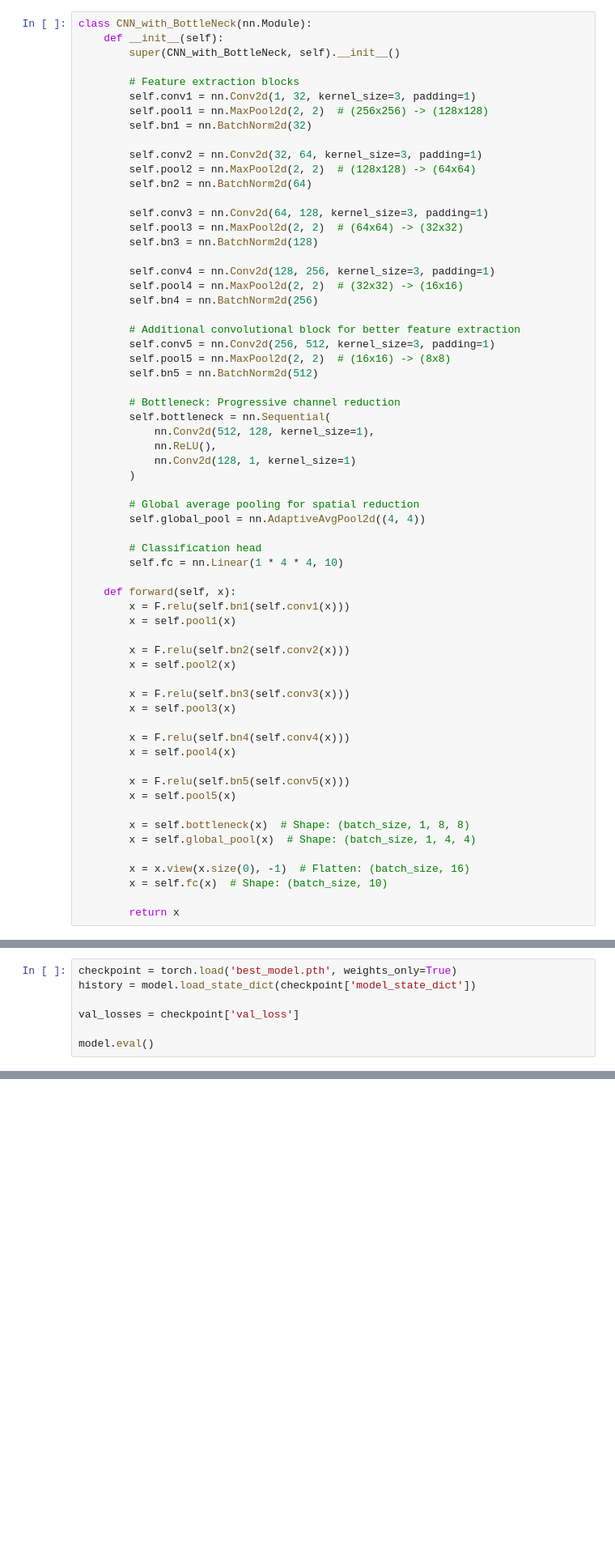
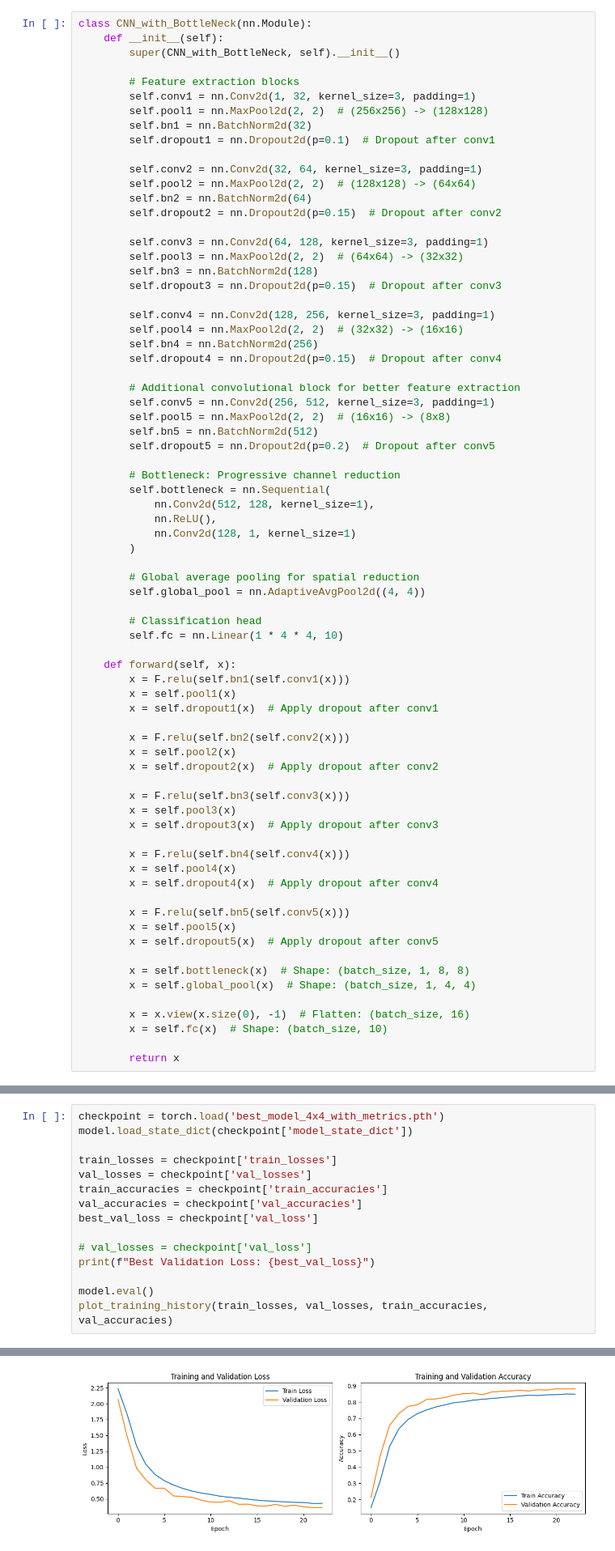
Before and after one commit to Jain-Nishkarsh/QuantumMusicProcessing_SOP, a Jupyter notebook: Raga-AutoEncoder.ipynb, the cells around one changed output, grey strips where cells are left out. Shown: that part at 81% size. Cells and saved outputs as stored; diff of their text form; blank space fills up the shorter version.

Commit message:
Kaggle Notebook | Raga-IEEE-AutoEncoder | With Dropout

```diff
--- a/Raga-AutoEncoder.ipynb
+++ b/Raga-AutoEncoder.ipynb
@@ -279,23 +290,28 @@ class CNN_with_BottleNeck(nn.Module):
         self.conv1 = nn.Conv2d(1, 32, kernel_size=3, padding=1)
         self.pool1 = nn.MaxPool2d(2, 2)  # (256x256) -> (128x128)
         self.bn1 = nn.BatchNorm2d(32)
+        self.dropout1 = nn.Dropout2d(p=0.1)  # Dropout after conv1
 
         self.conv2 = nn.Conv2d(32, 64, kernel_size=3, padding=1)
         self.pool2 = nn.MaxPool2d(2, 2)  # (128x128) -> (64x64)
         self.bn2 = nn.BatchNorm2d(64)
+        self.dropout2 = nn.Dropout2d(p=0.15)  # Dropout after conv2
 
         self.conv3 = nn.Conv2d(64, 128, kernel_size=3, padding=1)
         self.pool3 = nn.MaxPool2d(2, 2)  # (64x64) -> (32x32)
         self.bn3 = nn.BatchNorm2d(128)
+        self.dropout3 = nn.Dropout2d(p=0.15)  # Dropout after conv3
 
         self.conv4 = nn.Conv2d(128, 256, kernel_size=3, padding=1)
         self.pool4 = nn.MaxPool2d(2, 2)  # (32x32) -> (16x16)
         self.bn4 = nn.BatchNorm2d(256)
+        self.dropout4 = nn.Dropout2d(p=0.15)  # Dropout after conv4
 
         # Additional convolutional block for better feature extraction
         self.conv5 = nn.Conv2d(256, 512, kernel_size=3, padding=1)
         self.pool5 = nn.MaxPool2d(2, 2)  # (16x16) -> (8x8)
         self.bn5 = nn.BatchNorm2d(512)
+        self.dropout5 = nn.Dropout2d(p=0.2)  # Dropout after conv5
 
         # Bottleneck: Progressive channel reduction
         self.bottleneck = nn.Sequential(
@@ -313,18 +329,23 @@ class CNN_with_BottleNeck(nn.Module):
     def forward(self, x):
         x = F.relu(self.bn1(self.conv1(x)))
         x = self.pool1(x)
+        x = self.dropout1(x)  # Apply dropout after conv1
 
         x = F.relu(self.bn2(self.conv2(x)))
         x = self.pool2(x)
+        x = self.dropout2(x)  # Apply dropout after conv2
 
         x = F.relu(self.bn3(self.conv3(x)))
         x = self.pool3(x)
+        x = self.dropout3(x)  # Apply dropout after conv3
 
         x = F.relu(self.bn4(self.conv4(x)))
         x = self.pool4(x)
+        x = self.dropout4(x)  # Apply dropout after conv4
 
         x = F.relu(self.bn5(self.conv5(x)))
         x = self.pool5(x)
+        x = self.dropout5(x)  # Apply dropout after conv5
 
         x = self.bottleneck(x)  # Shape: (batch_size, 1, 8, 8)
         x = self.global_pool(x)  # Shape: (batch_size, 1, 4, 4)
@@ -609,7 +622,16 @@ Val Loss: 0.4387, Val Accuracy: 0.8907
 # %%
-checkpoint = torch.load('best_model.pth', weights_only=True)
-history = model.load_state_dict(checkpoint['model_state_dict'])
+checkpoint = torch.load('best_model_4x4_with_metrics.pth')
+model.load_state_dict(checkpoint['model_state_dict'])
 
-val_losses = checkpoint['val_loss']
+train_losses = checkpoint['train_losses']
+val_losses = checkpoint['val_losses']
+train_accuracies = checkpoint['train_accuracies']
+val_accuracies = checkpoint['val_accuracies']
+best_val_loss = checkpoint['val_loss']
+
+# val_losses = checkpoint['val_loss']
+print(f"Best Validation Loss: {best_val_loss}")
 
 model.eval()
+plot_training_history(train_losses, val_losses, train_accuracies, val_accuracies)
+# %% [output]
@@ -615,0 +639 @@ model.eval()
+[figure, added]
```
Also changed, not shown: parts of 19 cells of this notebook.
